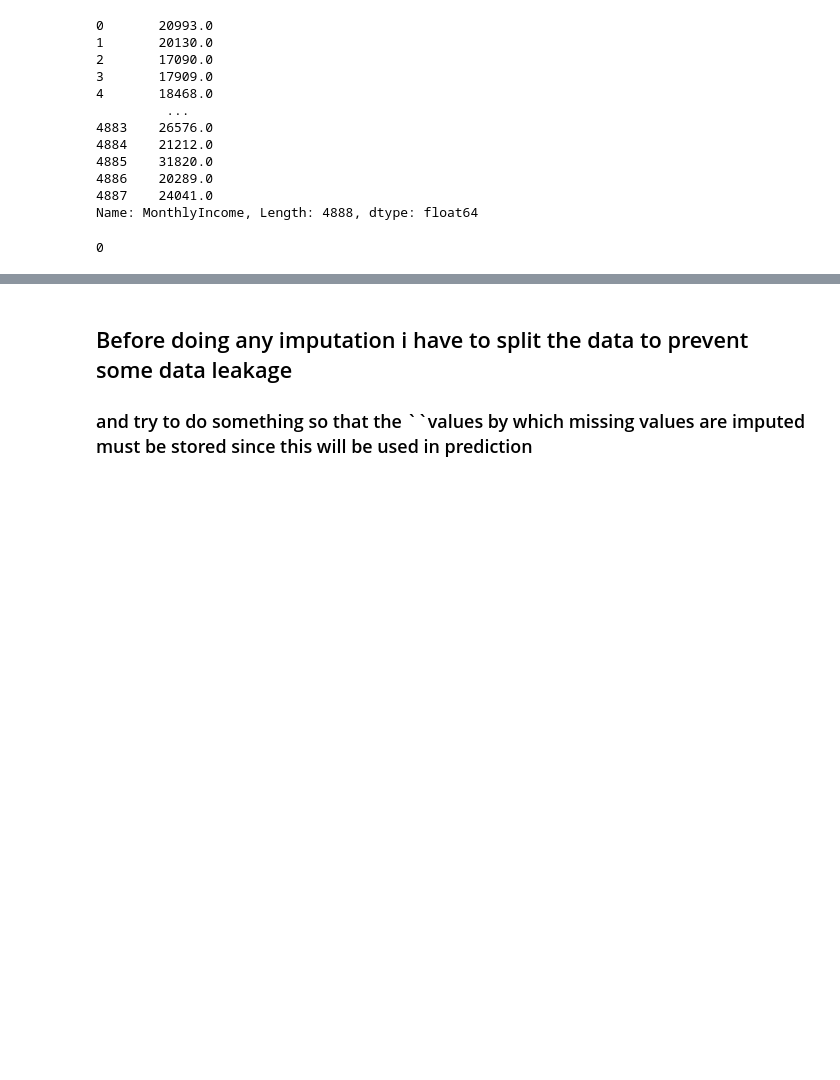
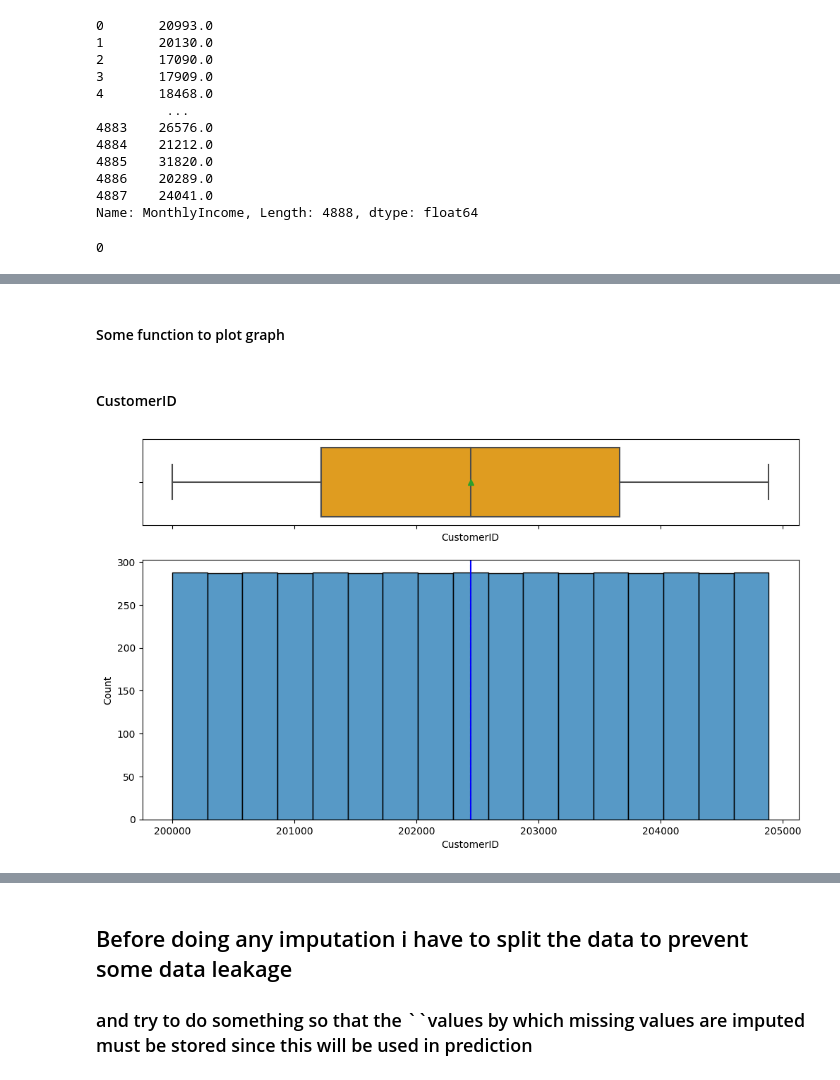
Before and after one commit to Kirtimaanwani/Travel-package-purchase-prediction, a Jupyter notebook: notebooks/problem-statement-and-EDA.ipynb, the cells around one changed output, grey strips where cells are left out. Drawn from its saved outputs; the diff is of its cells as text; code cells hidden in the pictures; blank space fills up the shorter version.

```diff
--- a/notebooks/problem-statement-and-EDA.ipynb
+++ b/notebooks/problem-statement-and-EDA.ipynb
@@ -338,8 +347,8 @@ for i in categorical_df.columns:
 #### Treating error in Gender column
 # %%
 
-df.Gender = df.Gender.replace("Fe Male","Female")
-df.Gender.value_counts()
+# df.Gender = df.Gender.replace("Fe Male","Female")
+# df.Gender.value_counts()
 # %% [output]
 Male      2916
 Female    1972
@@ -437,0 +451,12 @@ df.groupby(["Designation"])["MonthlyIncome"].transform(lambda a: a.fillna(a.medi
+# %%
+# creating list of category columns that are not object type
+cat_cols = ["CityTier","ProdTaken","NumberOfPersonVisiting","NumberOfChildrenVisiting","PreferredPropertyStar","Passport","PitchSatisfactionScore","OwnCar"]
+df[cat_cols] = df[cat_cols].astype("category")
+
+# selecting all object datatypes and converting to category
+cols = df.select_dtypes(["object"])
+for i in cols.columns:
+    df[i] = df[i].astype("category")
+
+# check the dataset for updated datatypes
+df.info()
@@ -437,0 +517,2 @@ df.groupby(["Designation"])["MonthlyIncome"].transform(lambda a: a.fillna(a.medi
+# %% [markdown]
+#### Some function to plot graph
@@ -437,0 +600,7 @@ df.groupby(["Designation"])["MonthlyIncome"].transform(lambda a: a.fillna(a.medi
+# %% [markdown]
+#### CustomerID
+# %%
+# use the defined function histogram_boxplot to plot the graphs
+histogram_boxplot(df,"CustomerID")
+# %% [output]
+[figure, added]
```
Also changed, not shown: parts of 28 cells of this notebook.
